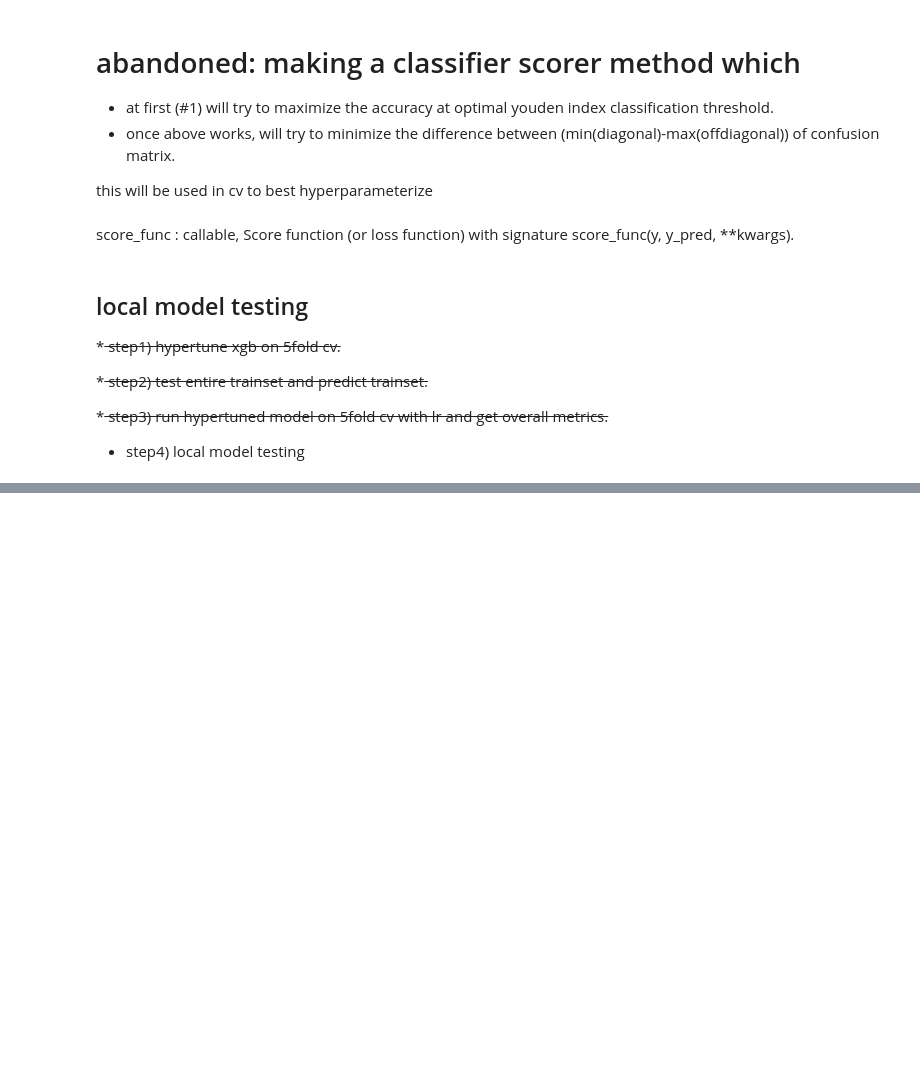
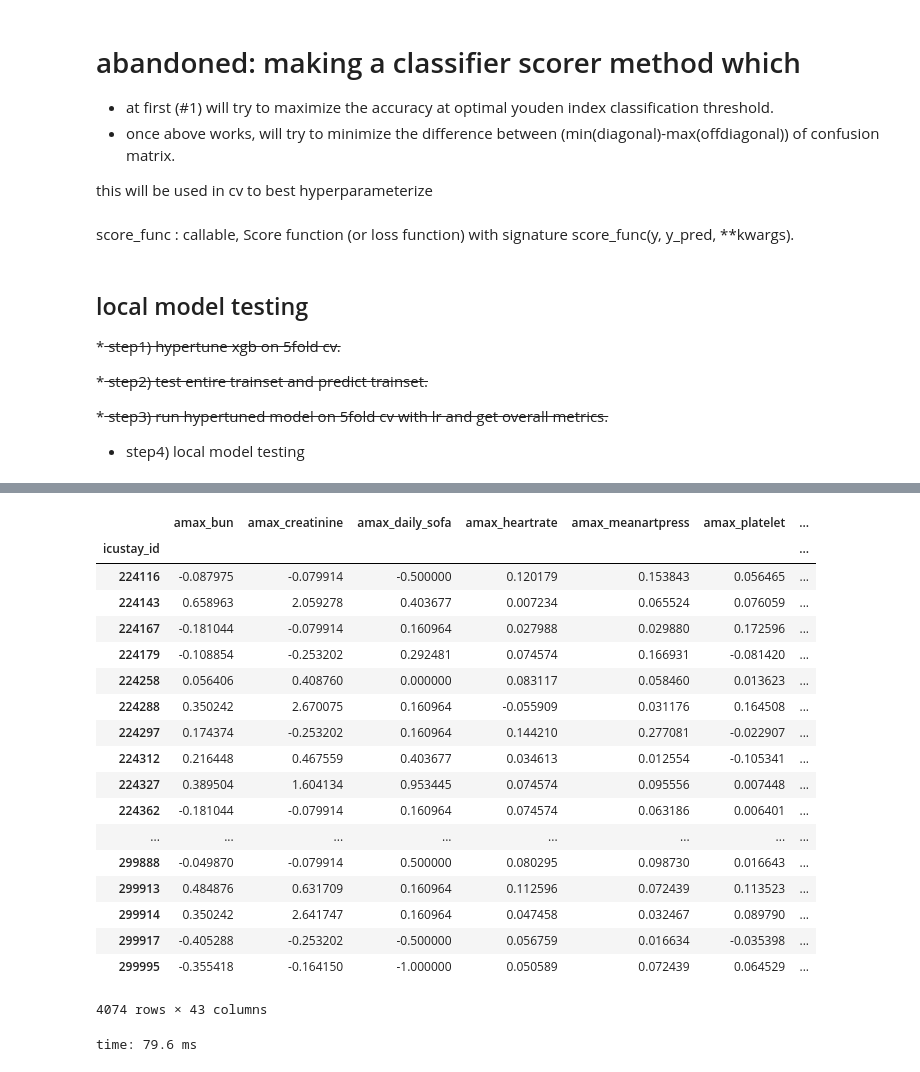
Before and after one commit to kellylinyingxin/mimiciii-antibiotics-modeling, a Jupyter notebook: notebooks/09.04-reduced_agg_Modeling.ipynb, the cells around one changed output, grey strips where cells are left out. Saved outputs shown, nothing was run; the diff lists cells and outputs as text; code cells hidden in the pictures; blank space fills up the shorter version.

```diff
--- a/notebooks/09.04-reduced_agg_Modeling.ipynb
+++ b/notebooks/09.04-reduced_agg_Modeling.ipynb
@@ -672,0 +727,2 @@ time: 5.71 ms
+# %%
+all_xy.drop(columns=list(cor_df2['corx']), inplace=True, errors='raise')
@@ -682,8 +740,14 @@ x=np.array(x_train.copy())
 #train_data.iloc[:,[1,2,3,4,5]] ###drastically reducing my dataframe size to test algorithm
 y=y_train.copy() #copy of y_train
 
-##all_xy: train data with finalbin:label and index=icustay_id
-all_xy=train_data.copy().set_index("icustay_id").rename(columns={'final_bin':"label"}) #
+##depreciated 5-16-19
+# # ##all_xy: train data with finalbin:label and index=icustay_id
+# # all_xy=train_data.copy().set_index("icustay_id").rename(columns={'final_bin':"label"}) #
+# all_xy=None
+# all_xy= x_train.copy()
+# all_xy['icustay_id']=train_data['icustay_id']
+# all_xy['label']=
+# all_xy=all_xy.set_index('icustay_id').rename(columns={'final_bin':"label"})
 
 time_interval=4
 # %% [output]
@@ -690,0 +778,2 @@ time: 9.93 ms
+# %%
+all_xy['label']= np.where(all_xy['label'] == 'C_neg/A_partial', 0, 1)
@@ -1902,7 +2051,7 @@ single_split_training(m=500,n_sfk_split=2 )
 # %%
 # testing the select train set fxn:
 icustay_id= z_icustay_id
-
+m=100
 #######
 skf = StratifiedKFold(n_splits=4) #Stratified K-Folds cross-validator
 num_fold = 0
@@ -1946,5 +2095,8 @@ for train_index, test_index in skf.split(x, y):
         X_test = X_test_00.reshape(1, -1)
 
         # print 'start selecting......'
+        print(testing_sample_id)
+        print(all_xy_training)
+        print(m)
 
         Id_train_set = select_train_samples(testing_sample_id, all_xy_training, m, time_interval)  #  individulization
@@ -1951,3 +2293,26 @@ for train_index, test_index in skf.split(x, y):
+# %%
+all_x_candidate_tem
+# %% [output]
+|  | amax_bun | amax_creatinine | amax_daily_sofa | amax_heartrate | amax_meanartpress | amax_platelet | ... |
+| icustay_id |  |  |  |  |  |  | ... |
+| 224116 | -0.087975 | -0.079914 | -0.500000 | 0.120179 | 0.153843 | 0.056465 | ... |
+| 224143 | 0.658963 | 2.059278 | 0.403677 | 0.007234 | 0.065524 | 0.076059 | ... |
+| 224167 | -0.181044 | -0.079914 | 0.160964 | 0.027988 | 0.029880 | 0.172596 | ... |
+| 224179 | -0.108854 | -0.253202 | 0.292481 | 0.074574 | 0.166931 | -0.081420 | ... |
+| 224258 | 0.056406 | 0.408760 | 0.000000 | 0.083117 | 0.058460 | 0.013623 | ... |
+| 224288 | 0.350242 | 2.670075 | 0.160964 | -0.055909 | 0.031176 | 0.164508 | ... |
+| 224297 | 0.174374 | -0.253202 | 0.160964 | 0.144210 | 0.277081 | -0.022907 | ... |
+| 224312 | 0.216448 | 0.467559 | 0.403677 | 0.034613 | 0.012554 | -0.105341 | ... |
+| 224327 | 0.389504 | 1.604134 | 0.953445 | 0.074574 | 0.095556 | 0.007448 | ... |
+| 224362 | -0.181044 | -0.079914 | 0.160964 | 0.074574 | 0.063186 | 0.006401 | ... |
+| ... | ... | ... | ... | ... | ... | ... | ... |
+| 299888 | -0.049870 | -0.079914 | 0.500000 | 0.080295 | 0.098730 | 0.016643 | ... |
+| 299913 | 0.484876 | 0.631709 | 0.160964 | 0.112596 | 0.072439 | 0.113523 | ... |
+| 299914 | 0.350242 | 2.641747 | 0.160964 | 0.047458 | 0.032467 | 0.089790 | ... |
+| 299917 | -0.405288 | -0.253202 | -0.500000 | 0.056759 | 0.016634 | -0.035398 | ... |
+| 299995 | -0.355418 | -0.164150 | -1.000000 | 0.050589 | 0.072439 | 0.064529 | ... |
+4074 rows × 43 columns
+time: 79.6 ms
 # %%
 #trying to collapse to get just 1 cv split index
 
```
Also changed, not shown: parts of 44 cells of this notebook, 2 other files.
